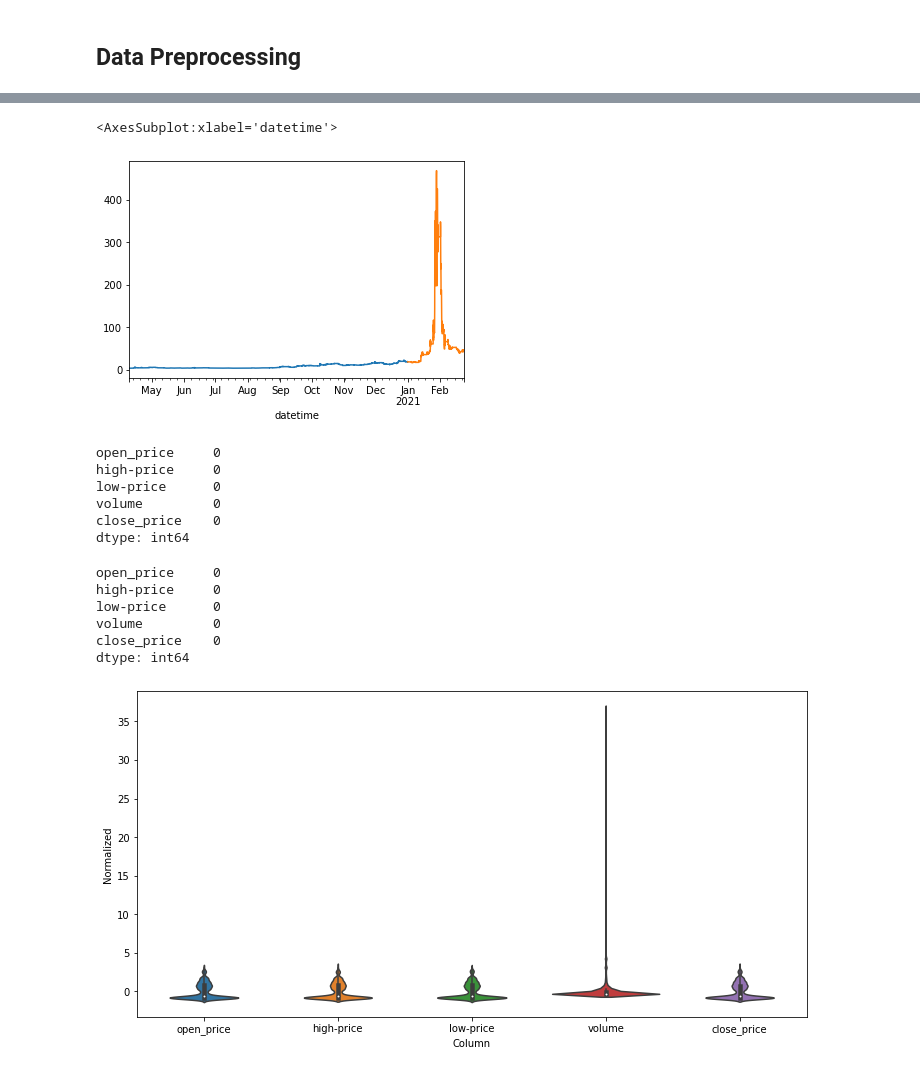
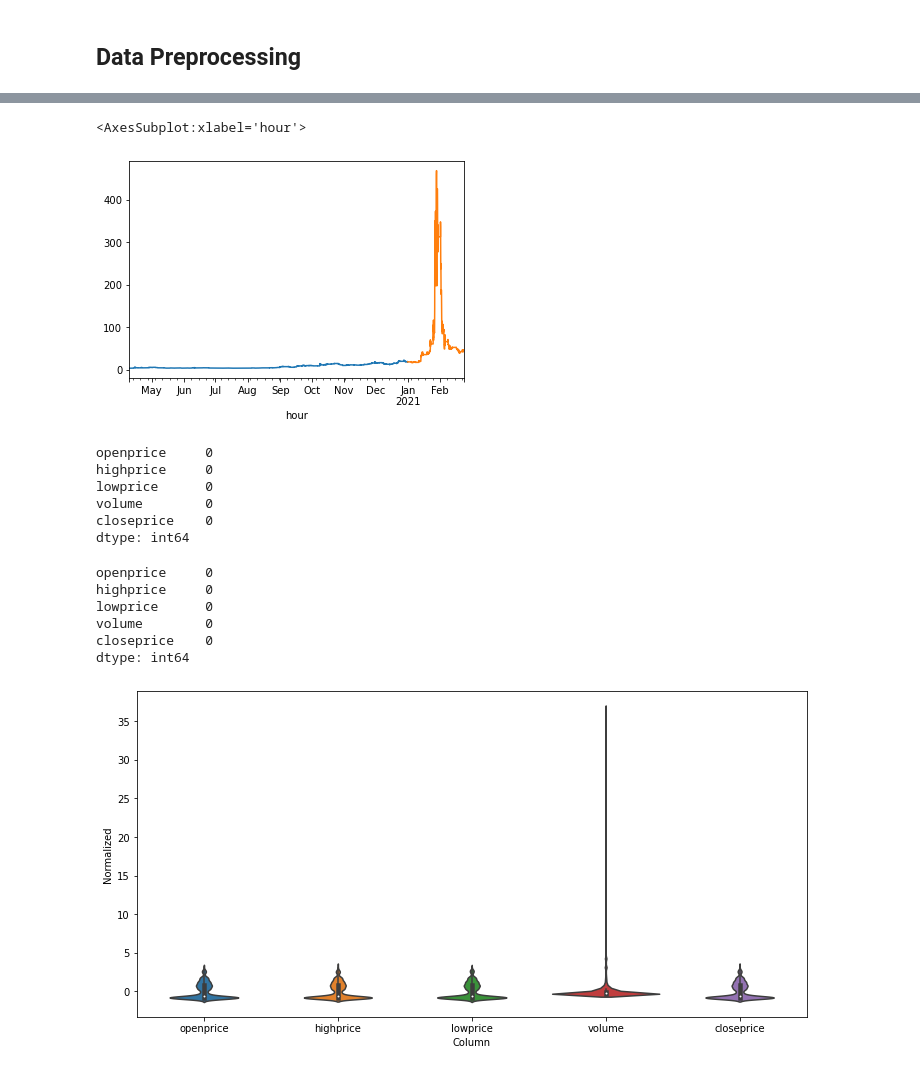
Before and after one commit to brijow/foobar-gamestop, a Jupyter notebook: notebooks/scratchboard.ipynb, the cells around one changed output, grey strips where cells are left out. Saved outputs shown, nothing was run; the diff lists cells and outputs as text; code cells hidden in the pictures.

```diff
--- a/notebooks/scratchboard.ipynb
+++ b/notebooks/scratchboard.ipynb
@@ -18,17 +18,26 @@ from sklearn.metrics import log_loss
 # hourly resolution
 gamestop_data = pd.read_csv('../foobar/data/raw/stock_candle_60_2020-03-01_2021-03-01.csv')
 gamestop_data = gamestop_data.sort_values(by=['timestamp'], axis=0)
-gamestop_data['datetime'] = pd.to_datetime(gamestop_data['timestamp'], unit='s')
-gamestop_data = gamestop_data.set_index('datetime')
+gamestop_data['hour'] = pd.to_datetime(gamestop_data['timestamp'], unit='s')
+gamestop_data = gamestop_data.set_index('hour')
 
 # resmaple the data hourly and pad the gaps with the previous record
 gamestop_data = gamestop_data.resample('H', label='right').pad()
 print(gamestop_data.shape)
+gamestop_data = gamestop_data.rename(
+                        columns={
+                            "close_price": "closeprice",
+                            "open_price": "openprice",
+                            "high-price": "highprice",
+                            "low-price": "lowprice"
+                        }
+                    )
 
 train_data = gamestop_data[gamestop_data.index.year == 2020]
 short_squeeze_data = gamestop_data[gamestop_data.index.year == 2021]
 print(train_data.shape)
 print(short_squeeze_data.shape)
+train_data.columns
 # %% [output]
 (7692, 8)
 (6395, 8)
@@ -45,12 +57,16 @@ target_datetime_list = list(short_squeeze_data.index)
 gamestop_datetime_list = list(gamestop_data.index)
 
 # reordering the columns: put the prediction column to the last column
-cols = ['open_price', 'high-price', 'low-price', 'volume','close_price']
+cols = ['openprice', 'highprice', 'lowprice', 'volume', 'closeprice']
 df_train = train_data[cols]
 df_target = short_squeeze_data[cols]
 df_gamestop = gamestop_data[cols]
 
+out = df_gamestop.copy()
+out['prediction'] = np.nan
+out.to_csv('../foobar/data/processed/gme.csv')
 # check the df column types to ensure they have correct types
 print(df_train.dtypes)
 cols
+out
 # %% [output]
@@ -64,27 +93,27 @@ dtype: object
 # %%
-df_train['close_price'].plot()
-df_target['close_price'].plot()
+df_train['closeprice'].plot()
+df_target['closeprice'].plot()
 # %% [output]
-<AxesSubplot:xlabel='datetime'>
+<AxesSubplot:xlabel='hour'>
-[figure, old version]
+[figure, new version]
 # %%
 # finding missing values
 df_train.isnull().sum()
 # %% [output]
-open_price     0
-high-price     0
-low-price      0
-volume         0
-close_price    0
+openprice     0
+highprice     0
+lowprice      0
+volume        0
+closeprice    0
 dtype: int64
 # %%
 df_target.isnull().sum()
 # %% [output]
-open_price     0
-high-price     0
-low-price      0
-volume         0
-close_price    0
+openprice     0
+highprice     0
+lowprice      0
+volume        0
+closeprice    0
 dtype: int64
 # %%
 # Visualize the ditribution of the features in the train dataset
```
Also changed, not shown: parts of 2 cells of this notebook, 12 other files.
